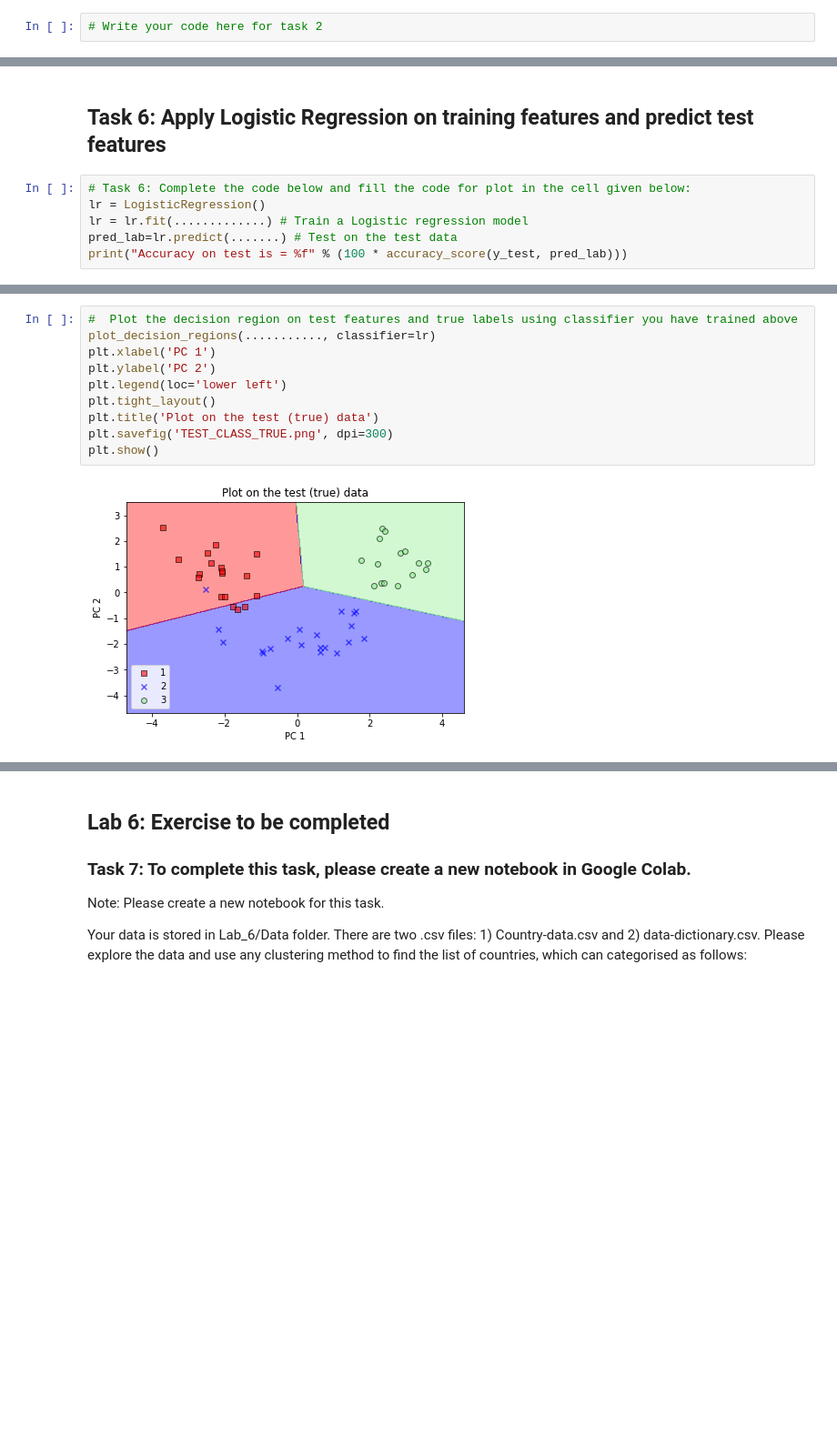
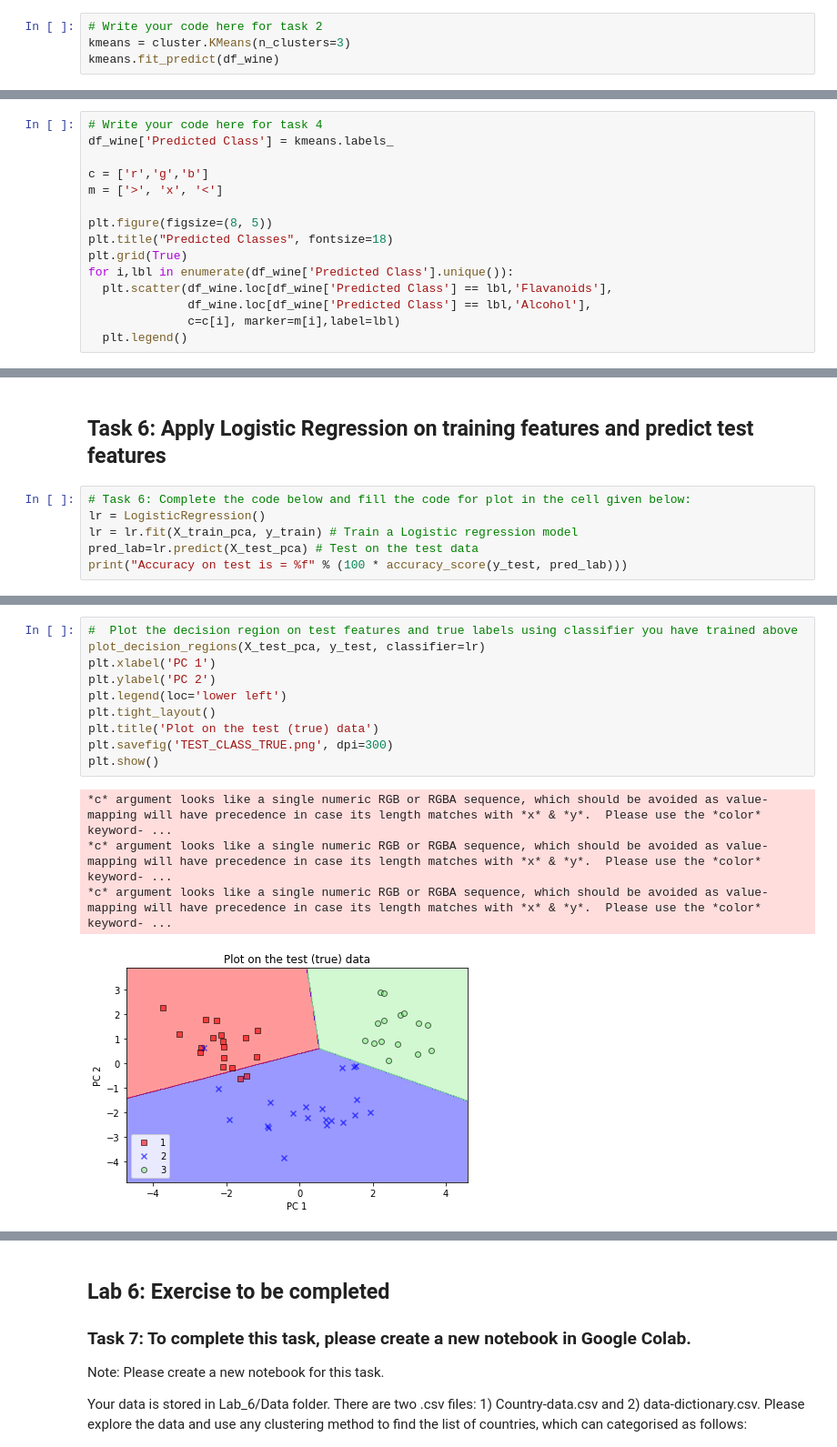
Before and after one commit to ShahrukhS/CE888-DS, a Jupyter notebook: Lab_6/Lab_6_Exercise.ipynb, the cells around one changed output, grey strips where cells are left out. Shown: that part at 91% size. Saved outputs shown, nothing was run; the diff lists cells and outputs as text; blank space fills up the shorter version.

Commit message:
Clustering

```diff
--- a/Lab_6/Lab_6_Exercise.ipynb
+++ b/Lab_6/Lab_6_Exercise.ipynb
@@ -337,3 +341,5 @@ Index(['Class label'], dtype='object')
 ## Task 2: Cluster the data using K Means Algorithm
 # %%
 # Write your code here for task 2
+kmeans = cluster.KMeans(n_clusters=3)
+kmeans.fit_predict(df_wine)
@@ -348,0 +377,15 @@ Index(['Class label'], dtype='object')
+# %%
+# Write your code here for task 4
+df_wine['Predicted Class'] = kmeans.labels_
+
+c = ['r','g','b']
+m = ['>', 'x', '<']
+
+plt.figure(figsize=(8, 5))
+plt.title("Predicted Classes", fontsize=18)
+plt.grid(True)
+for i,lbl in enumerate(df_wine['Predicted Class'].unique()):
+  plt.scatter(df_wine.loc[df_wine['Predicted Class'] == lbl,'Flavanoids'],
+              df_wine.loc[df_wine['Predicted Class'] == lbl,'Alcohol'],
+              c=c[i], marker=m[i],label=lbl)
+  plt.legend()
@@ -478,6 +523,6 @@ X_test_pca = pca.transform(X_test_std)
 # %%
 # Task 6: Complete the code below and fill the code for plot in the cell given below:
 lr = LogisticRegression()
-lr = lr.fit(.............) # Train a Logistic regression model
-pred_lab=lr.predict(.......) # Test on the test data
+lr = lr.fit(X_train_pca, y_train) # Train a Logistic regression model
+pred_lab=lr.predict(X_test_pca) # Test on the test data
 print("Accuracy on test is = %f" % (100 * accuracy_score(y_test, pred_lab)))
@@ -494,15 +546,18 @@ plt.show()
 # %%
 #  Plot the decision region on test features and true labels using classifier you have trained above
-plot_decision_regions(..........., classifier=lr)
+plot_decision_regions(X_test_pca, y_test, classifier=lr)
 plt.xlabel('PC 1')
 plt.ylabel('PC 2')
 plt.legend(loc='lower left')
 plt.tight_layout()
 plt.title('Plot on the test (true) data')
 plt.savefig('TEST_CLASS_TRUE.png', dpi=300)
 plt.show()
 # %% [output]
+*c* argument looks like a single numeric RGB or RGBA sequence, which should be avoided as value-mapping will have precedence in case its length matches with *x* & *y*.  Please use the *color* keyword- ...
+*c* argument looks like a single numeric RGB or RGBA sequence, which should be avoided as value-mapping will have precedence in case its length matches with *x* & *y*.  Please use the *color* keyword- ...
+*c* argument looks like a single numeric RGB or RGBA sequence, which should be avoided as value-mapping will have precedence in case its length matches with *x* & *y*.  Please use the *color* keyword- ...
-[figure, old version]
+[figure, new version]
 # %%
 #  Plot the decision region on test features and predicted labels using classifier you have trained above
 plot_decision_regions(X_test_pca, pred_lab, classifier=lr)
```
Also changed, not shown: parts of 34 cells of this notebook.
